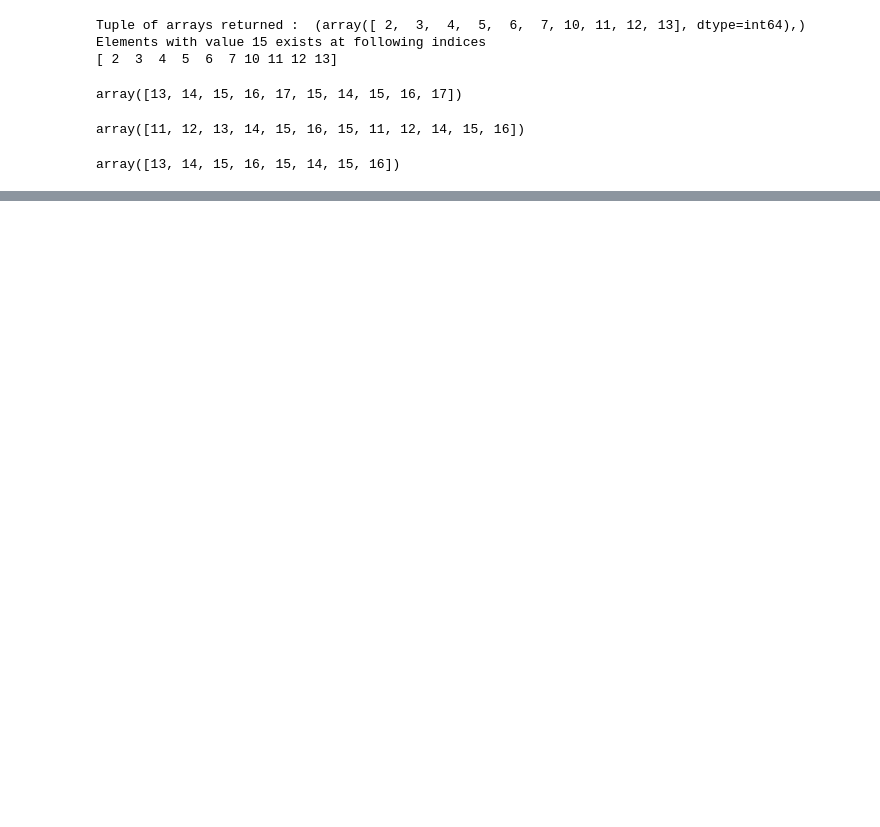
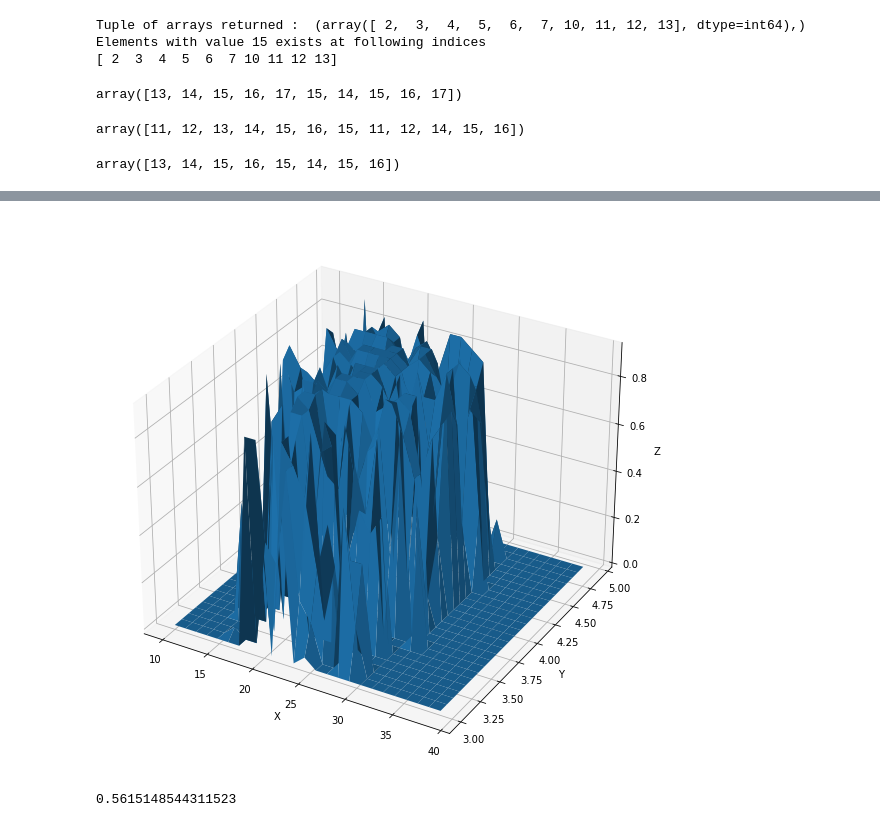
Before and after one commit to friedforfun/Dissertation, a Jupyter notebook: DataVisualisation/Datavis.ipynb, the cells around one changed output, grey strips where cells are left out. Cells and saved outputs as stored; diff of their text form; code cells hidden in the pictures; blank space fills up the shorter version.

```diff
--- a/DataVisualisation/Datavis.ipynb
+++ b/DataVisualisation/Datavis.ipynb
@@ -247,3 +369,9 @@ array([11, 12, 13, 14, 15, 16, 15, 11, 12, 14, 15, 16])
 arr[np.intersect1d(result, res)]
 # %% [output]
 array([13, 14, 15, 16, 15, 14, 15, 16])
+# %%
+fp_20 = sorted(build_line(latency_data.to_numpy(), 0, 4))
+x, y, z, w = bin_to_param_step(fp_20, 0.02)
+
+fp_20 = sorted(build_line(latency_data.to_numpy(), 0, 7))
+x, y_hat, z, w = bin_to_param_step(fp_20, 0.02)
@@ -249,0 +460,50 @@ array([13, 14, 15, 16, 15, 14, 15, 16])
+# %%
+import time
+
+def plot_surface(resolution_factor=1):
+    # Create X, Y and Z arrays
+    x_res = 1.2 / resolution_factor
+    y_res = 0.08 / resolution_factor
+    z_res = 25 * resolution_factor
+    bin_step_res = 0.04 / resolution_factor
+
+    X_ref = np.arange(10, 40, x_res) # Top1
+    Y_ref = np.arange(3, 5, y_res) # Latency
+    X, Y = np.meshgrid(X_ref, Y_ref)
+    Z = np.zeros((z_res,z_res))
+
+    # for each bin of param value find all the indicies of latency & Top1 values that fit inside that bin
+    fp_20 = sorted(build_line(latency_data.to_numpy(), 0, 7))
+    x, y_hat, z, w = bin_to_param_step(fp_20, bin_step_res)
+    for i in range(x.shape[0]-1):
+        # (remember the location (index) on each axis defines the value of top1/latency)
+        top1_indicies = np.array(get_index_array(latency_data, 'filter_pruner_20', 'Top1', (x[i], x[i+1]), X_ref)) # np array of all indicies in X_ref that use this filter pruner paramater
+        latency_indices = np.array(get_index_array(latency_data, 'filter_pruner_20', 'Latency', (x[i], x[i+1]), Y_ref)) # same as above but for latency
+
+        Z[top1_indicies, latency_indices] = x[i] # set points to parameter value
+
+    # Handle edge case here
+    #top1_indicies =
+
+    #dataX = np.array([25,8,1,12,35])
+    #dataY = np.array([49,32,30,10,8])
+    # Set spikes to 100
+    #Z[dataX,dataY] = 1.0
+    # Plot
+    #Z =  bilinear_interpolate(Z, X_ref, Y_ref)
+
+    fig, ax = plt.subplots(subplot_kw={"projection": "3d"}, figsize=(20,10))
+    ax.set_xlabel('X')
+    ax.set_ylabel('Y')
+    ax.set_zlabel('Z')
+    ax.plot_surface(X, Y, Z)
+    plt.show()
+
+    return X, Y, Z
+
+start = time.time()
+X_ref, Y_ref, z_plane = plot_surface(resolution_factor=1)
+print(time.time() - start)
+# %% [output]
+[figure, added]
+0.5615148544311523
```
Also changed, not shown: parts of 38 cells of this notebook.
